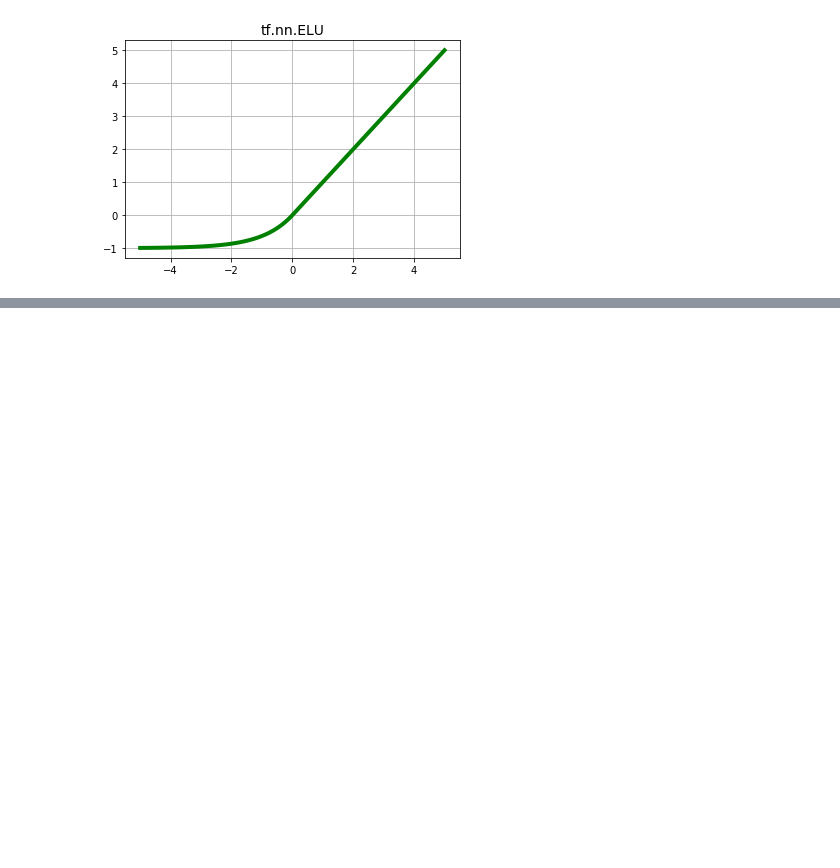
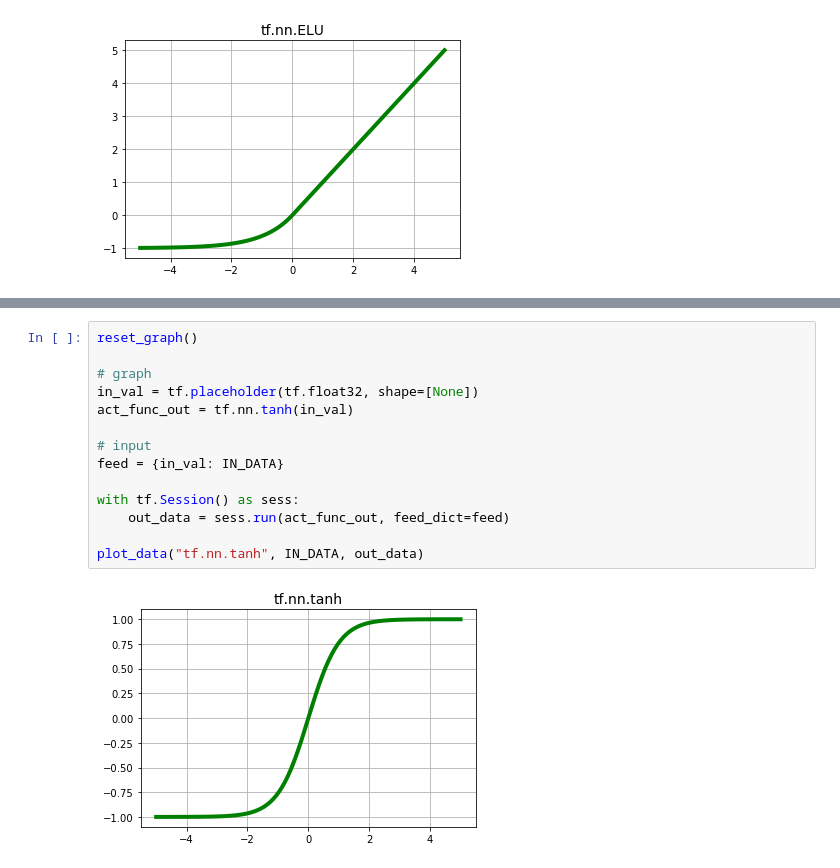
Before and after one commit to JackBurdick/teaching_a_computer_to_fish, a Jupyter notebook: activation_functions/scratch.ipynb, the cells around one changed output, grey strips where cells are left out. Cells and saved outputs as stored; diff of their text form; blank space fills up the shorter version.

```diff
--- a/activation_functions/scratch.ipynb
+++ b/activation_functions/scratch.ipynb
@@ -79,0 +97,16 @@ plot_data("tf.nn.ELU", IN_DATA, out_data)
+# %%
+reset_graph()
+
+# graph
+in_val = tf.placeholder(tf.float32, shape=[None])
+act_func_out = tf.nn.tanh(in_val)
+
+# input
+feed = {in_val: IN_DATA}
+
+with tf.Session() as sess:
+    out_data = sess.run(act_func_out, feed_dict=feed)
+
+plot_data("tf.nn.tanh", IN_DATA, out_data)
+# %% [output]
+[figure, added]
```
Also changed, not shown: parts of 6 cells of this notebook.
